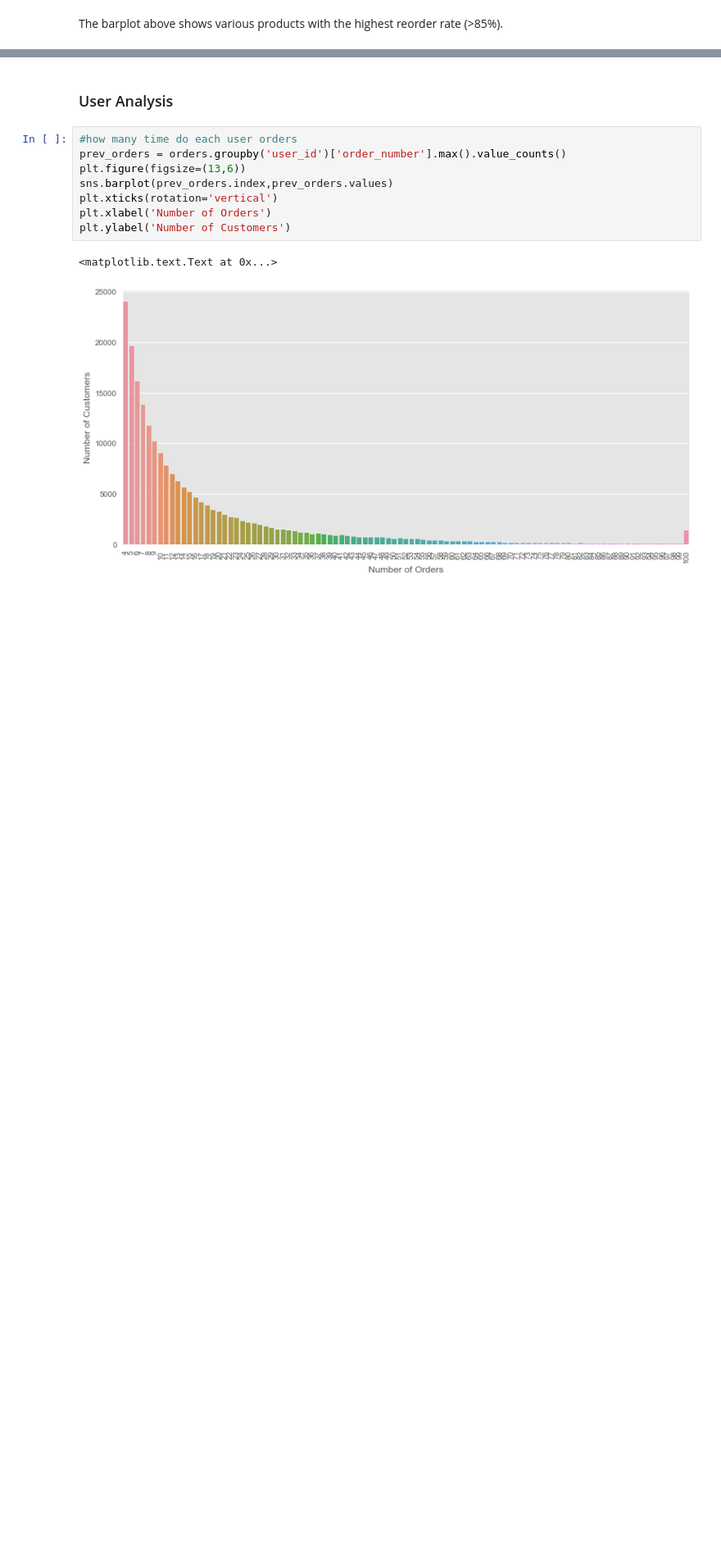
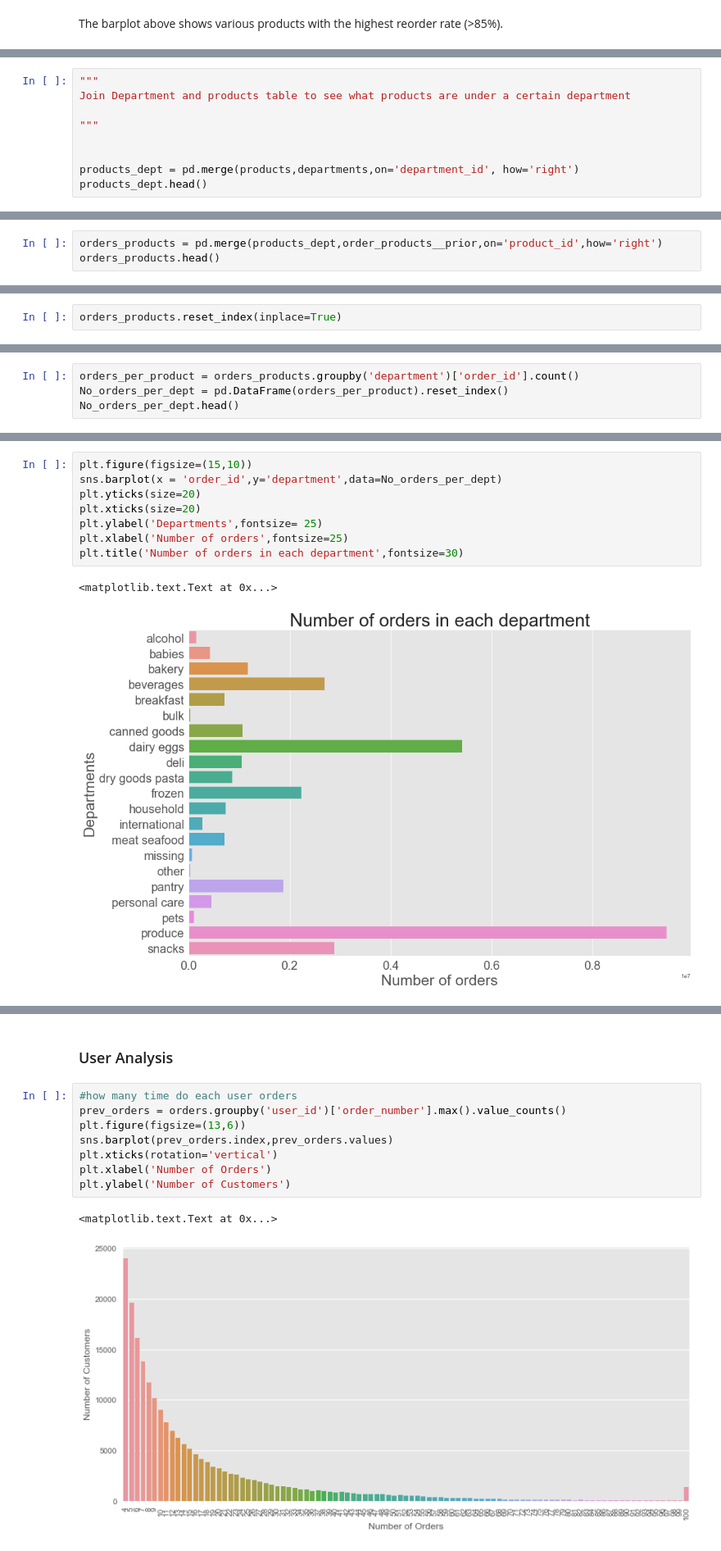
Before and after one commit to mariosamalo/SpringBoard, a Jupyter notebook: instacart_2017_05_01/Instacart_0222.ipynb, the cells around one changed output, grey strips where cells are left out. Shown at 82% size. Saved outputs shown, nothing was run; the diff lists cells and outputs as text; blank space fills up the shorter version.

```diff
--- a/instacart_2017_05_01/Instacart_0222.ipynb
+++ b/instacart_2017_05_01/Instacart_0222.ipynb
@@ -291,0 +341,9 @@ The barplot above shows various products with the highest reorder rate (>85%).
+# %%
+"""
+Join Department and products table to see what products are under a certain department
+
+"""
+
+
+products_dept = pd.merge(products,departments,on='department_id', how='right')
+products_dept.head()
@@ -291,0 +379,3 @@ The barplot above shows various products with the highest reorder rate (>85%).
+# %%
+orders_products = pd.merge(products_dept,order_products__prior,on='product_id',how='right')
+orders_products.head()
@@ -291,0 +389,2 @@ The barplot above shows various products with the highest reorder rate (>85%).
+# %%
+orders_products.reset_index(inplace=True)
@@ -291,0 +407,4 @@ The barplot above shows various products with the highest reorder rate (>85%).
+# %%
+orders_per_product = orders_products.groupby('department')['order_id'].count()
+No_orders_per_dept = pd.DataFrame(orders_per_product).reset_index()
+No_orders_per_dept.head()
@@ -291,0 +418,11 @@ The barplot above shows various products with the highest reorder rate (>85%).
+# %%
+plt.figure(figsize=(15,10))
+sns.barplot(x = 'order_id',y='department',data=No_orders_per_dept)
+plt.yticks(size=20)
+plt.xticks(size=20)
+plt.ylabel('Departments',fontsize= 25)
+plt.xlabel('Number of orders',fontsize=25)
+plt.title('Number of orders in each department',fontsize=30)
+# %% [output]
+<matplotlib.text.Text at 0x...>
+[figure, added]
```
Also changed, not shown: parts of 43 cells of this notebook.
